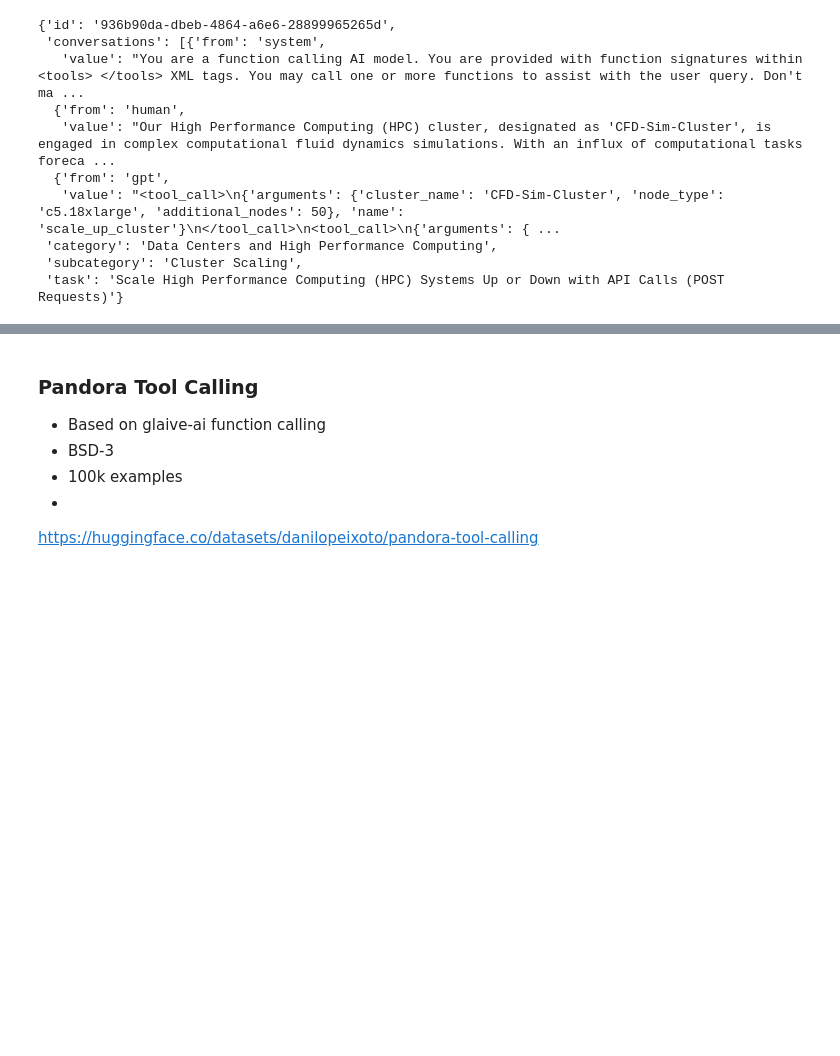
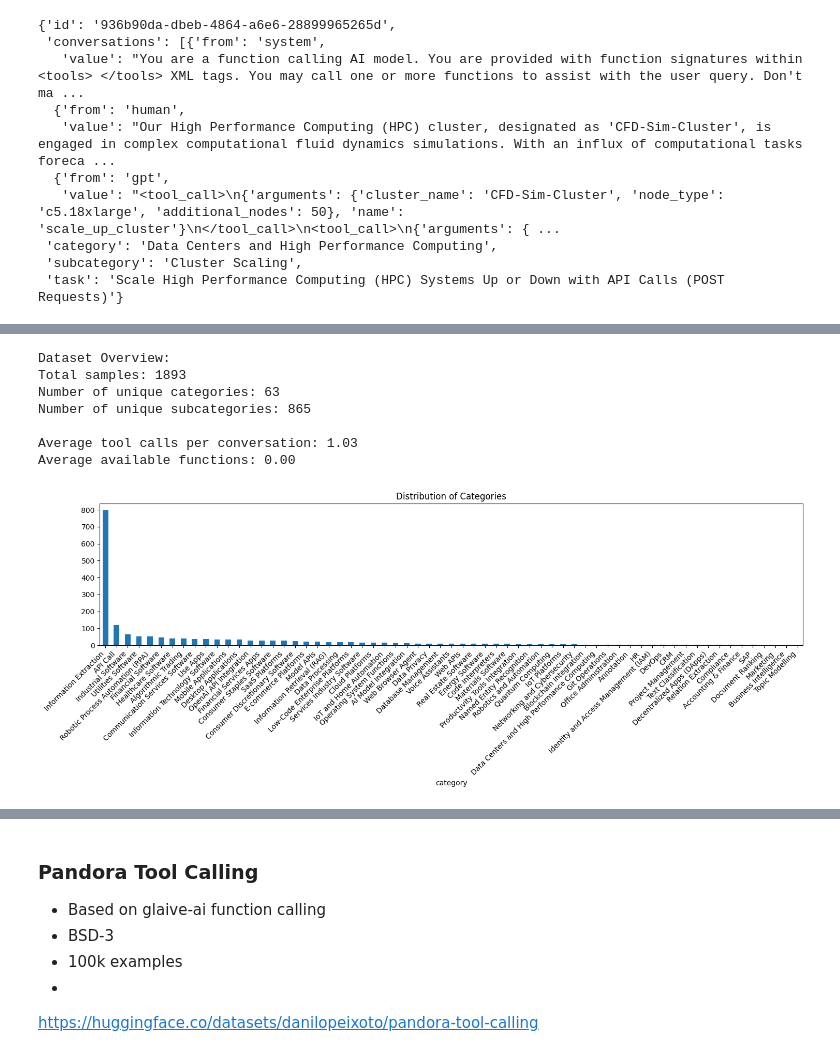
Before and after one commit to meta-llama/llama-recipes, a Jupyter notebook: end-to-end-use-cases/data-tool/Looking_at_Datasets.ipynb, the cells around one changed output, grey strips where cells are left out. Drawn from its saved outputs; the diff is of its cells as text; code cells hidden in the pictures; blank space fills up the shorter version.

```diff
--- a/end-to-end-use-cases/data-tool/Looking_at_Datasets.ipynb
+++ b/end-to-end-use-cases/data-tool/Looking_at_Datasets.ipynb
@@ -58,0 +88,28 @@ d['train']['category']
+# %%
+def extract_functions_from_system(system_message):
+    tools_match = re.search(r'<tools>(.*?)</tools>', system_message, re.DOTALL)
+    if tools_match:
+        tools_str = tools_match.group(1).strip()
+        # Convert Python string representation to valid JSON
+        tools_str = tools_str.replace("'", '"')
+        try:
+            return json.loads(tools_str)
+        except json.JSONDecodeError as e:
+            print(f"Error parsing tools string: {tools_str[:100]}...")
+            return []
+    return []
+
+def extract_tool_calls(gpt_message):
+    tool_calls = []
+    matches = re.finditer(r'<tool_call>(.*?)</tool_call>', gpt_message, re.DOTALL)
+    for match in matches:
+        try:
+            tool_call_str = match.group(1).strip()
+            # Clean up the string and ensure it's valid JSON
+            tool_call_str = tool_call_str.replace("'", '"')
+            tool_call = json.loads(tool_call_str)
+            tool_calls.append(tool_call)
+        except json.JSONDecodeError as e:
+            print(f"Error parsing tool call: {tool_call_str[:100]}...")
+            continue
+    return tool_calls
@@ -58,0 +204,24 @@ d['train']['category']
+# %%
+print("Dataset Overview:")
+print(f"Total samples: {len(df)}")
+print(f"Number of unique categories: {df['category'].nunique()}")
+print(f"Number of unique subcategories: {df['subcategory'].nunique()}")
+print(f"\nAverage tool calls per conversation: {df['num_tool_calls'].mean():.2f}")
+print(f"Average available functions: {df['num_available_functions'].mean():.2f}")
+
+# Category Analysis
+plt.figure(figsize=(15, 6))
+df['category'].value_counts().plot(kind='bar')
+plt.title('Distribution of Categories')
+plt.xticks(rotation=45, ha='right')
+plt.tight_layout()
+plt.show()
+# %% [output]
+Dataset Overview:
+Total samples: 1893
+Number of unique categories: 63
+Number of unique subcategories: 865
+
+Average tool calls per conversation: 1.03
+Average available functions: 0.00
+[figure, added]
```
Also changed, not shown: parts of 64 cells of this notebook.
